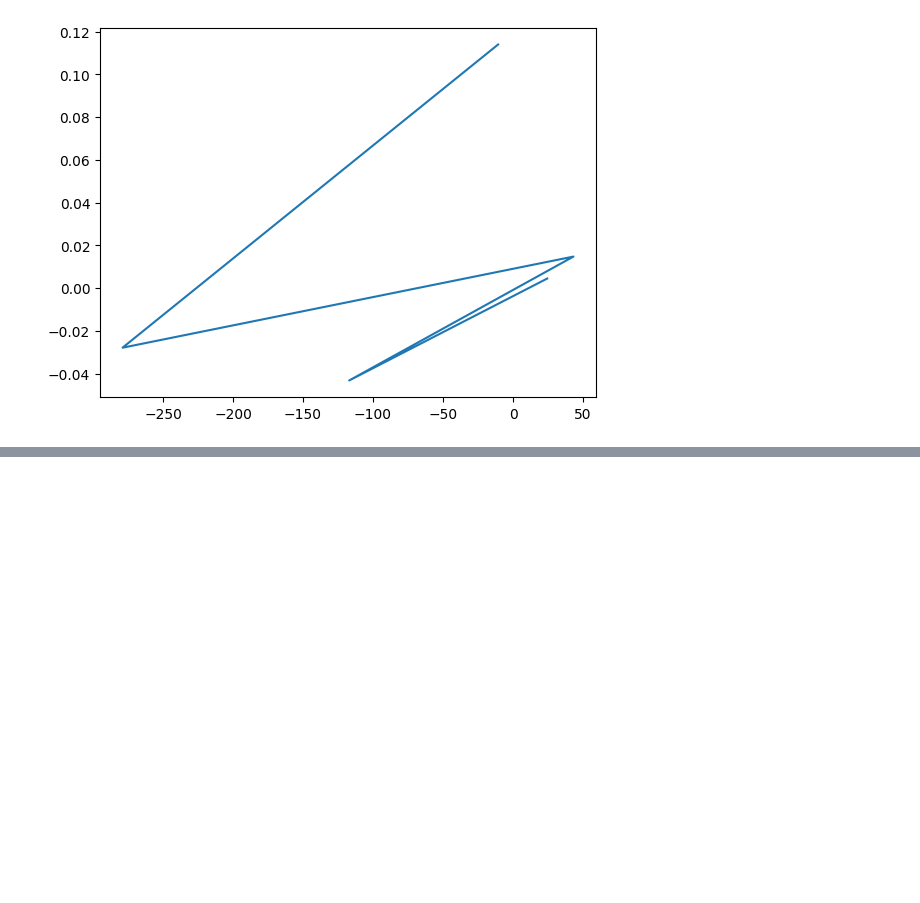
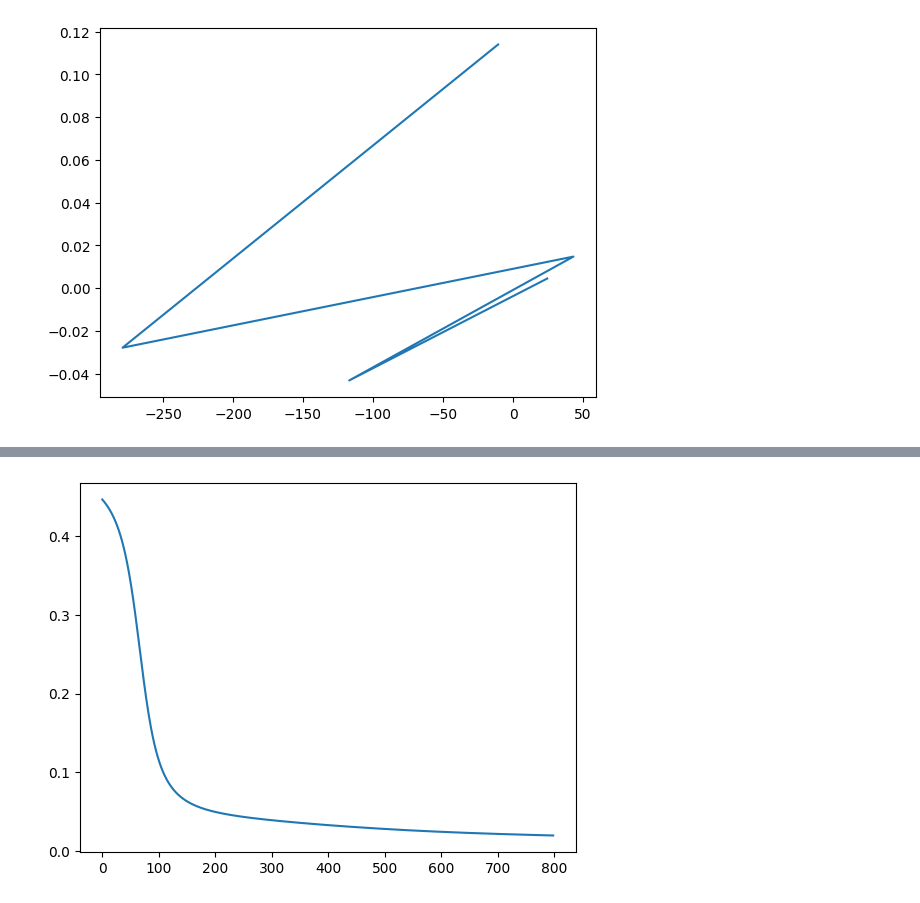
Before and after one commit to Munna-Prasad-Gupta/ML, a Jupyter notebook: Lab8.ipynb, the cells around one changed output, grey strips where cells are left out. Drawn from its saved outputs; the diff is of its cells as text; code cells hidden in the pictures; blank space fills up the shorter version.

```diff
--- a/Lab8.ipynb
+++ b/Lab8.ipynb
@@ -473,0 +586,91 @@ def mlnn(inp, out, v11, v12, v21, v22, w1, w2, alpha):
+# %%
+def map_out(x):
+  if x == 0:
+    return 1,0
+  else:
+    return 0,1
+
+
+def mlnn(inp,out,v11,v12,v21,v22,w11,w12,w21,w22,alpha):
+  total_error = 1
+  total_error_in_each_epoch = []
+  for epoch in range(1000):
+    if total_error < 0.02:
+      break
+
+    error_list = []
+    for idx,obs in enumerate(inp):
+      h1 = v11 * obs[0] + v21 * obs[1]
+      s1 = sigmoid_act(h1)
+      h2 = v12 * obs[0] + v22 * obs[1]
+      s2 = sigmoid_act(h2)
+
+      Z1 = s1 * w11 + s2 * w21
+      o1 = sigmoid_act(Z1)
+      Z2 = s1 * w12 + s2 * w22
+      o2 = sigmoid_act(Z2)
+
+      t1,t2 = map_out(out[idx])
+      error = 0.5 * ((t1-o1)**2 + (t2 - o2) ** 2)
+      error_list.append(error)
+      delta_o1 = (t1 - o1) * sigmoid_derivative(o1)
+      delta_o2 = (t2 - o2) * sigmoid_derivative(o2)
+      w11 += alpha * delta_o1 *  s1
+      w12 += alpha * delta_o2 *  s1
+      w21 += alpha * delta_o1 *  s2
+      w22 += alpha * delta_o2 * s2
+
+      delta_h1 = sigmoid_derivative(s1) * (delta_o1 * w11 + delta_o2 * w12 )
+      delta_h2 = sigmoid_derivative(s2) * (delta_o1 * w21 + delta_o2 * w22 )
+
+      v11 += alpha * delta_h1 * obs[0]
+      v12 += alpha * delta_h2 * obs[0]
+      v21 += alpha * delta_h1 * obs[1]
+      v22 += alpha * delta_h2 * obs[1]
+
+    total_error = sum_square_error(error_list)
+    total_error_in_each_epoch.append(total_error)
+
+  return v11,v12,v21,v22,w11,w12,w21,w22,total_error_in_each_epoch,epoch
+
+
+input = [[0,0],
+         [0,1],
+         [1,0],
+         [1,1]]
+
+output = [0,0,0,1]
+v11 = 0.5
+v12 = 0.7
+v21=-0.5
+v22 = -0.7
+
+w11 = 8
+w12 = -7
+w21 = 0.5
+w22 = 0.75
+alpha = 0.05
+
+v11,v12,v21,v22,w11,w12,w21,w22,total_error_in_each_epoch,epoch = mlnn(input,output,v11,v12,v21,v22,w11,w12,w21,w22,alpha)
+
+print(f"v11 ={v11} , v12 ={v12} ,v21 = {v21} , v22 ={v22} , w11 ={w11} , w12 = {w12},w21 = {w21},w22 = {w22} ,epoch = {epoch}")
+
+plt.plot(total_error_in_each_epoch)
+plt.show()
+# Testing
+
+test = [1,1]
+
+h1 = v11 * test[0] + v21 * test[1]
+s1 = sigmoid_act(h1)
+h2 = v12 * test[0] + v22 * test[1]
+s2 = sigmoid_act(h2)
+
+Z1  = s1 * w11 + s2 * w21
+o1 = sigmoid_act(Z1)
+Z2 = s1 * w12 + s2 * w22
+o2 = sigmoid_act(Z2)
+
+
+print(o2)
+# %% [output]
@@ -473,0 +678 @@ def mlnn(inp, out, v11, v12, v21, v22, w1, w2, alpha):
+[figure, added]
```
Also changed, not shown: parts of 3 cells of this notebook.
